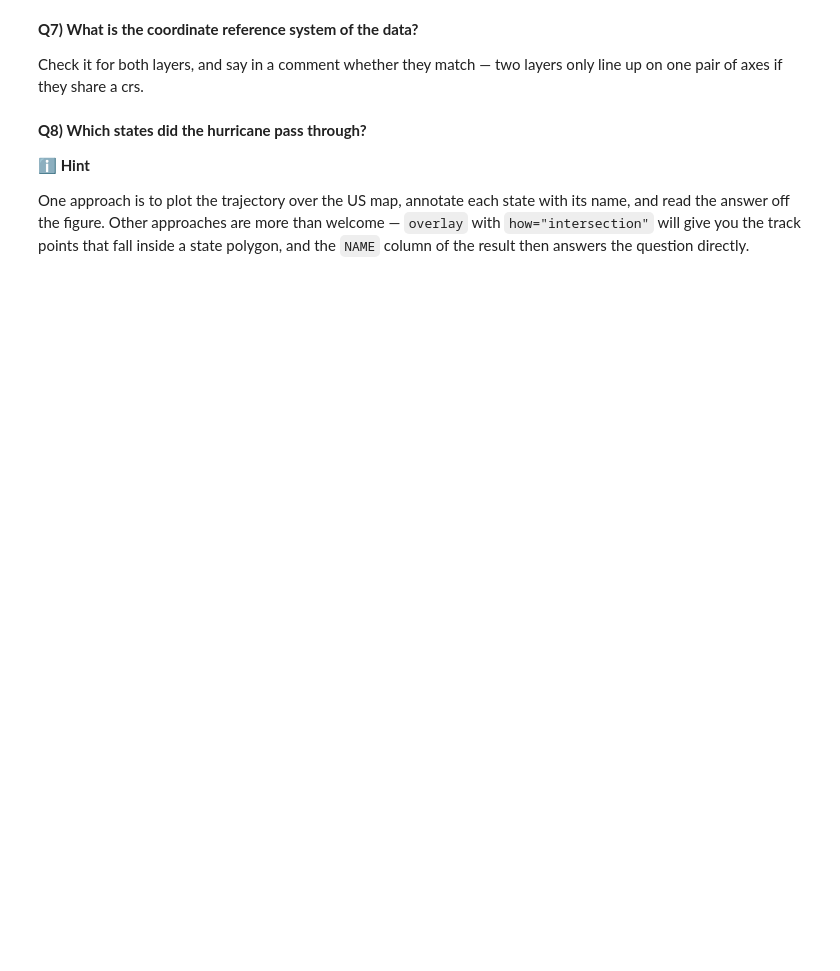
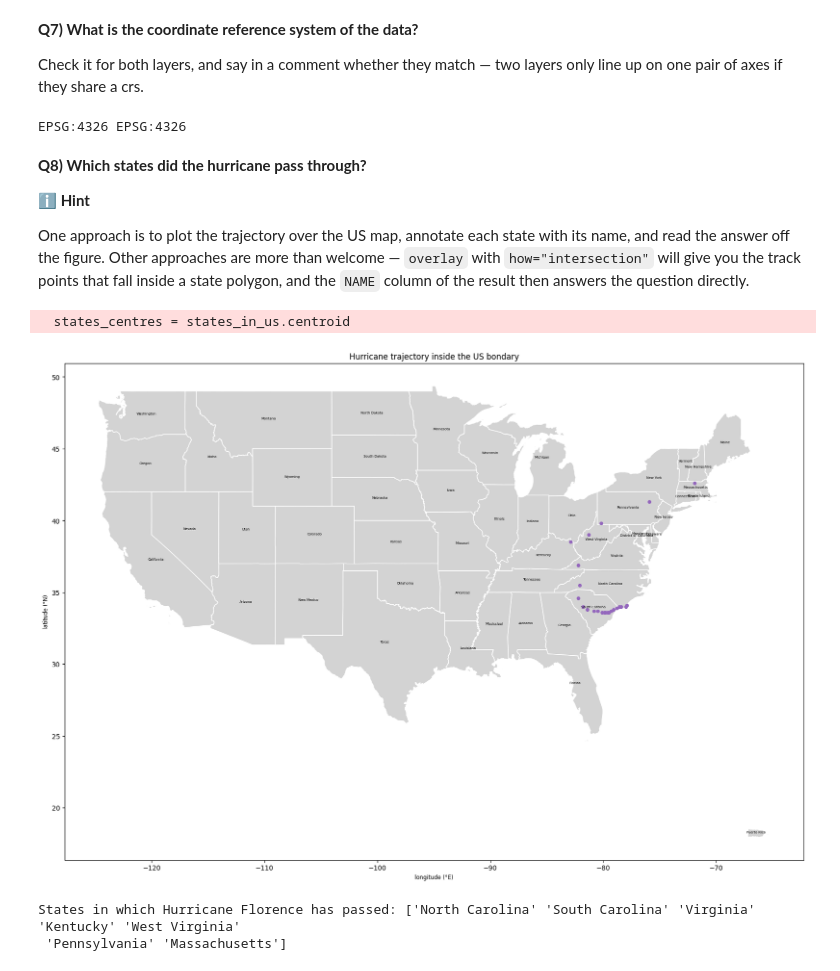
Before and after one commit to oliviaberset/2026_Intro_Python, a Jupyter notebook: live/part-I/1.6-geospatial-vector-data-environmental-exercises.ipynb, the cells around one changed output. Cells and saved outputs as stored; diff of their text form; code cells hidden in the pictures; blank space fills up the shorter version.

```diff
--- a/live/part-I/1.6-geospatial-vector-data-environmental-exercises.ipynb
+++ b/live/part-I/1.6-geospatial-vector-data-environmental-exercises.ipynb
@@ -210,3 +208,10 @@ one pair of axes if they share a crs.
+# %%
+# Check the coordinate reference system of the data
+print(states_in_us.crs,florence.crs)
+
+# They match, that's why we could plot both of them without having to convert one to the same coordinate system. Without the same coordinate system we would'nt be able to directly superpose the layer
+# %% [output]
+EPSG:4326 EPSG:4326
 # %% [markdown]
 **Q8) Which states did the hurricane pass through?**
 
@@ -223,0 +224,32 @@ read the answer off the figure. Other approaches are more than welcome — `over
+# %%
+# Plot the US states without Alaska and Hawaii, then
+# annotate the US states with their names, then
+# select the hurricane trajectory points inside the US boundary with the overlay operation, then
+# plot the hurricane trajectory inside the US boundary
+
+fig, ax = plt.subplots(figsize=(20, 20))
+
+#plot the US states
+states_in_us.plot(ax=ax, color="lightgrey", edgecolor="white")
+# label states
+states_centres = states_in_us.centroid
+for name, point in zip(states_in_us["NAME"], states_centres):
+    ax.annotate(name, xy=(point.x, point.y), ha="center", fontsize=5)
+
+# select florence trajectory points inside US bondary
+florence_in_states = gpd.overlay(florence, states_in_us, how="intersection")
+florence_in_states.plot(ax=ax, color="tab:purple", markersize=20)
+
+# axes label, title and plot
+ax.set_xlabel("longitude (°E)")
+ax.set_ylabel("latitude (°N)")
+ax.set_title("Hurricane trajectory inside the US bondary")
+plt.show()
+
+# print the name of the states in which the hurricain has passed
+print(f"States in which Hurricane Florence has passed: {florence_in_states["NAME"].unique()}")
+# %% [output]
+  states_centres = states_in_us.centroid
+[figure, added]
+States in which Hurricane Florence has passed: ['North Carolina' 'South Carolina' 'Virginia' 'Kentucky' 'West Virginia'
+ 'Pennsylvania' 'Massachusetts']
```
Also changed, not shown: parts of 3 cells of this notebook.
